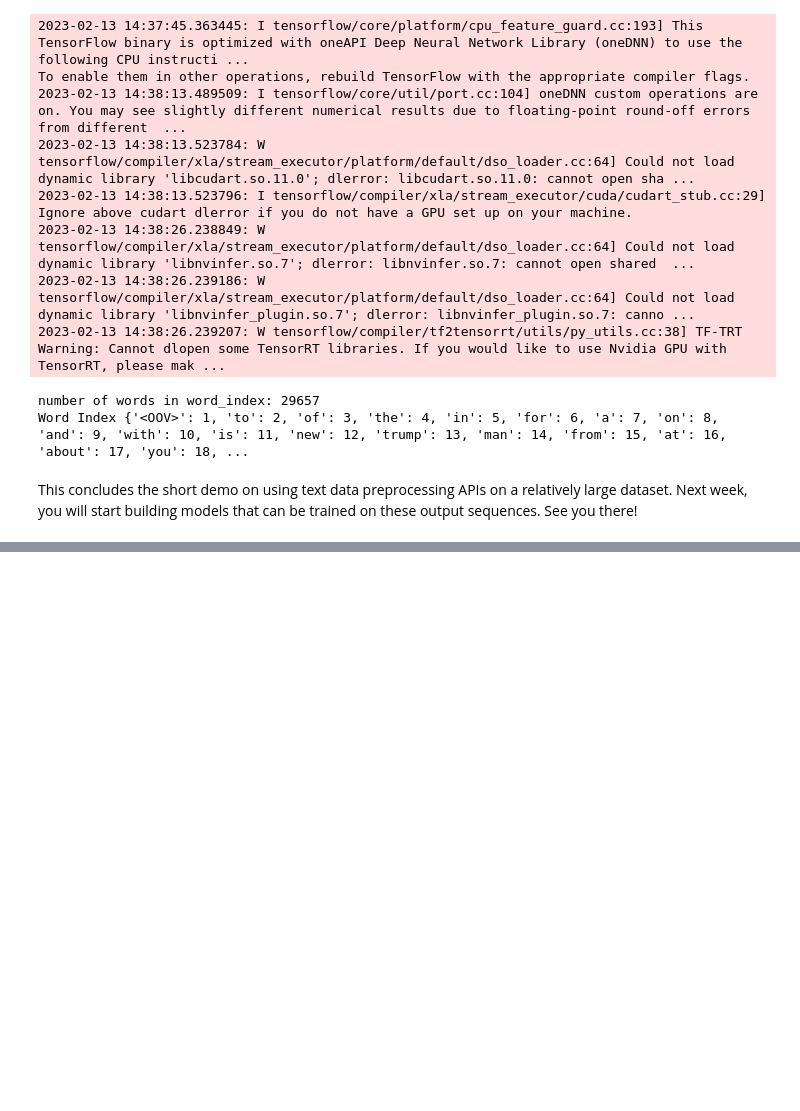
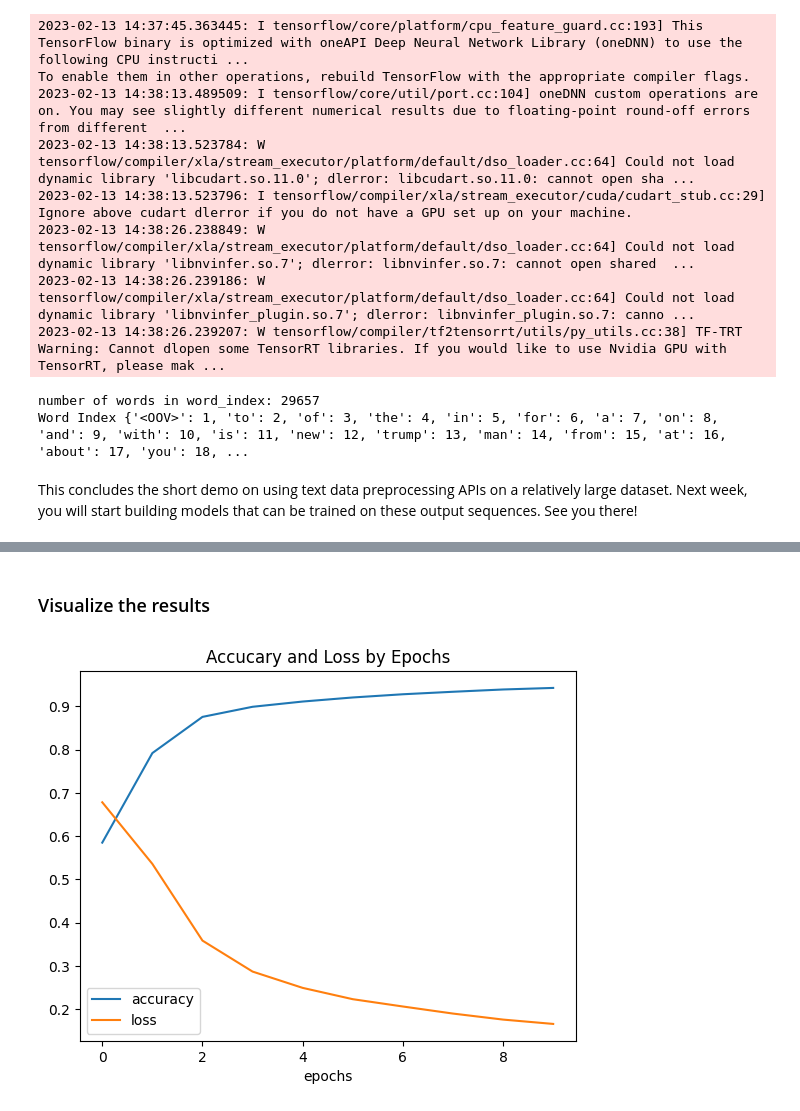
Before and after one commit to EduardoMontero-100/DataScience, a Jupyter notebook: coursera/excercises_deeplearning_nlp.ipynb, the cells around one changed output, grey strips where cells are left out. Saved outputs shown, nothing was run; the diff lists cells and outputs as text; code cells hidden in the pictures; blank space fills up the shorter version.

```diff
--- a/coursera/excercises_deeplearning_nlp.ipynb
+++ b/coursera/excercises_deeplearning_nlp.ipynb
@@ -146,0 +161,3 @@ This concludes the short demo on using text data preprocessing APIs on a relativ
+# %%
+import tensorflow_datasets as tfds
+imdb, info = tfds.load('imdb_reviews', with_info = True, as_supervised = True)
@@ -146,0 +490,7 @@ This concludes the short demo on using text data preprocessing APIs on a relativ
+# %%
+#Get the encoder
+tokenizer_subwords = info_subwords.features['text'].encoder
+
+# Take 2 train examples and decode the text feature
+for example in imdb_subwords['train'].take(2):
+    print(tokenizer_subwords.decode(example[0]))
@@ -146,0 +613,17 @@ This concludes the short demo on using text data preprocessing APIs on a relativ
+# %%
+## Building the model
+import tensorflow as tf
+
+# Define dimensionality of the embedding
+embedding_dim = 64
+
+# Build the model
+model = tf.keras.Sequential([
+    tf.keras.layers.Embedding(tokenizer_subwords.vocab_size, embedding_dim),
+    tf.keras.layers.GlobalAveragePooling1D(),
+    tf.keras.layers.Dense(6, activation = 'relu'),
+    tf.keras.layers.Dense(1, activation = 'sigmoid')
+])
+
+# Print the summary of the model
+model.summary()
@@ -146,0 +649,8 @@ This concludes the short demo on using text data preprocessing APIs on a relativ
+# %%
+num_epochs = 10
+
+# Set the training parameters
+model.compile(loss = 'binary_crossentropy', optimizer = 'adam', metrics = ['accuracy'])
+
+# Start training
+history = model.fit(train_dataset, epochs=num_epochs, validation_data=test_dataset)
@@ -146,0 +683,14 @@ This concludes the short demo on using text data preprocessing APIs on a relativ
+# %% [markdown]
+### Visualize the results
+# %%
+import matplotlib.pyplot as plt
+
+plt.title('Accucary and Loss by Epochs')
+plt.plot(history.history['accuracy'], label = 'accuracy')
+plt.plot(history.history['loss'], label = 'loss')
+plt.xlabel('epochs')
+plt.legend()
+
+plt.show()
+# %% [output]
+[figure, added]
```
Also changed, not shown: parts of 63 cells of this notebook.
